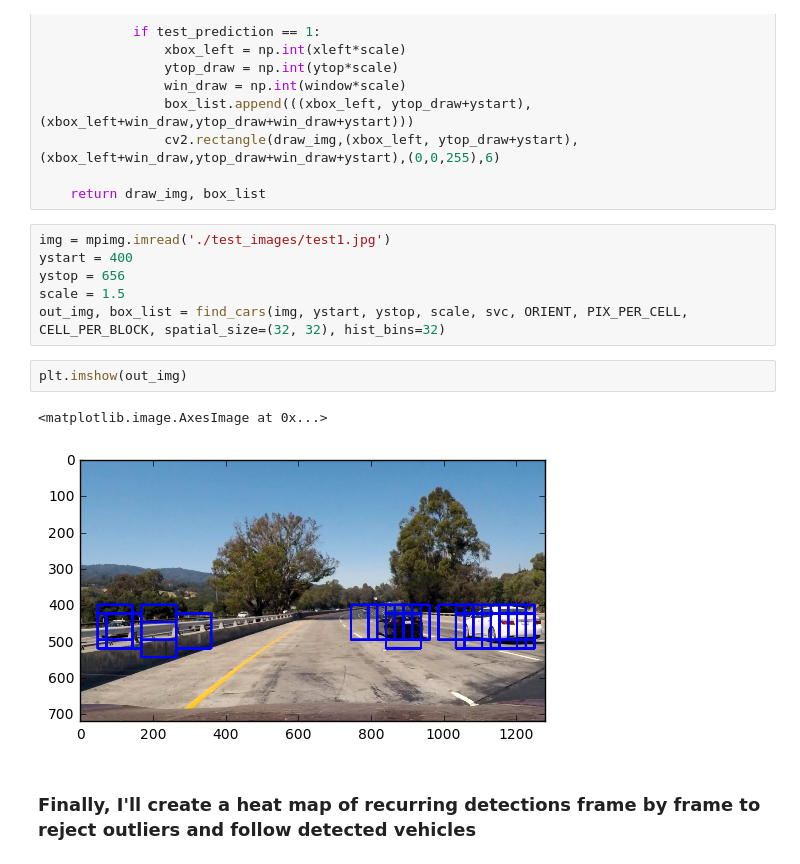
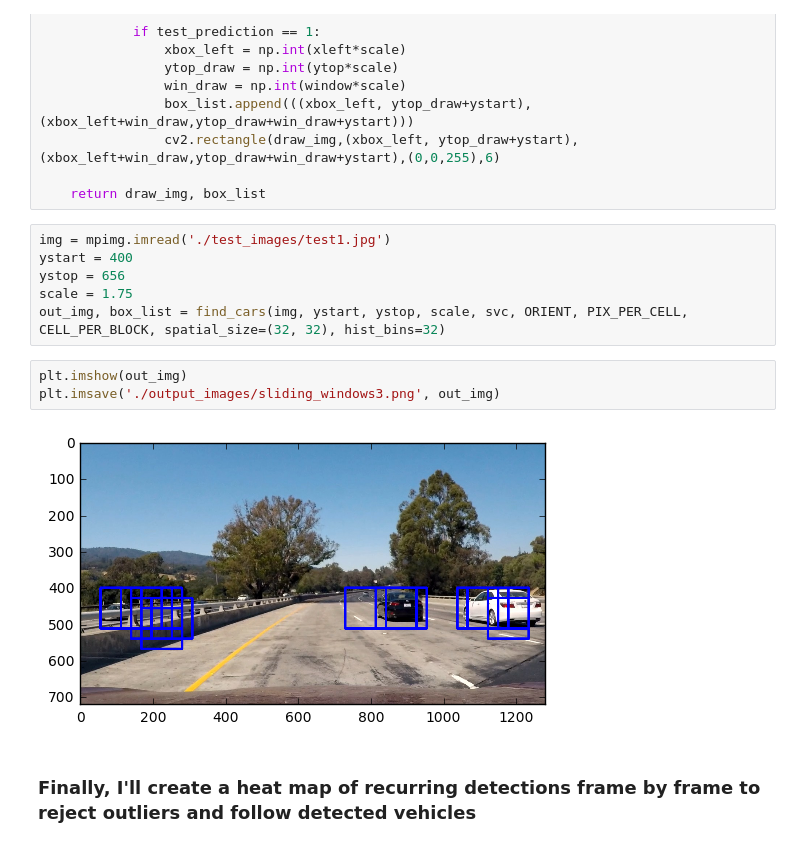
Before and after one commit to CassLamendola/vehicle-detection-and-tracking, a Jupyter notebook: vehicle-tracking.ipynb, the cells around one changed output. Cells and saved outputs as stored; diff of their text form.

```diff
--- a/vehicle-tracking.ipynb
+++ b/vehicle-tracking.ipynb
@@ -345,13 +345,13 @@ def find_cars(img, ystart, ystop, scale, svc, orient, pix_per_cell, cell_per_blo
 img = mpimg.imread('./test_images/test1.jpg')
 ystart = 400
 ystop = 656
-scale = 1.5
+scale = 1.75
 out_img, box_list = find_cars(img, ystart, ystop, scale, svc, ORIENT, PIX_PER_CELL, CELL_PER_BLOCK, spatial_size=(32, 32), hist_bins=32)
 # %%
 plt.imshow(out_img)
+plt.imsave('./output_images/sliding_windows3.png', out_img)
 # %% [output]
-<matplotlib.image.AxesImage at 0x...>
-[figure, old version]
+[figure, new version]
 # %% [markdown]
 ### Finally, I'll create a heat map of recurring detections frame by frame to reject outliers and follow detected vehicles
 # %%
```
Also changed, not shown: parts of 1 cell of this notebook.
